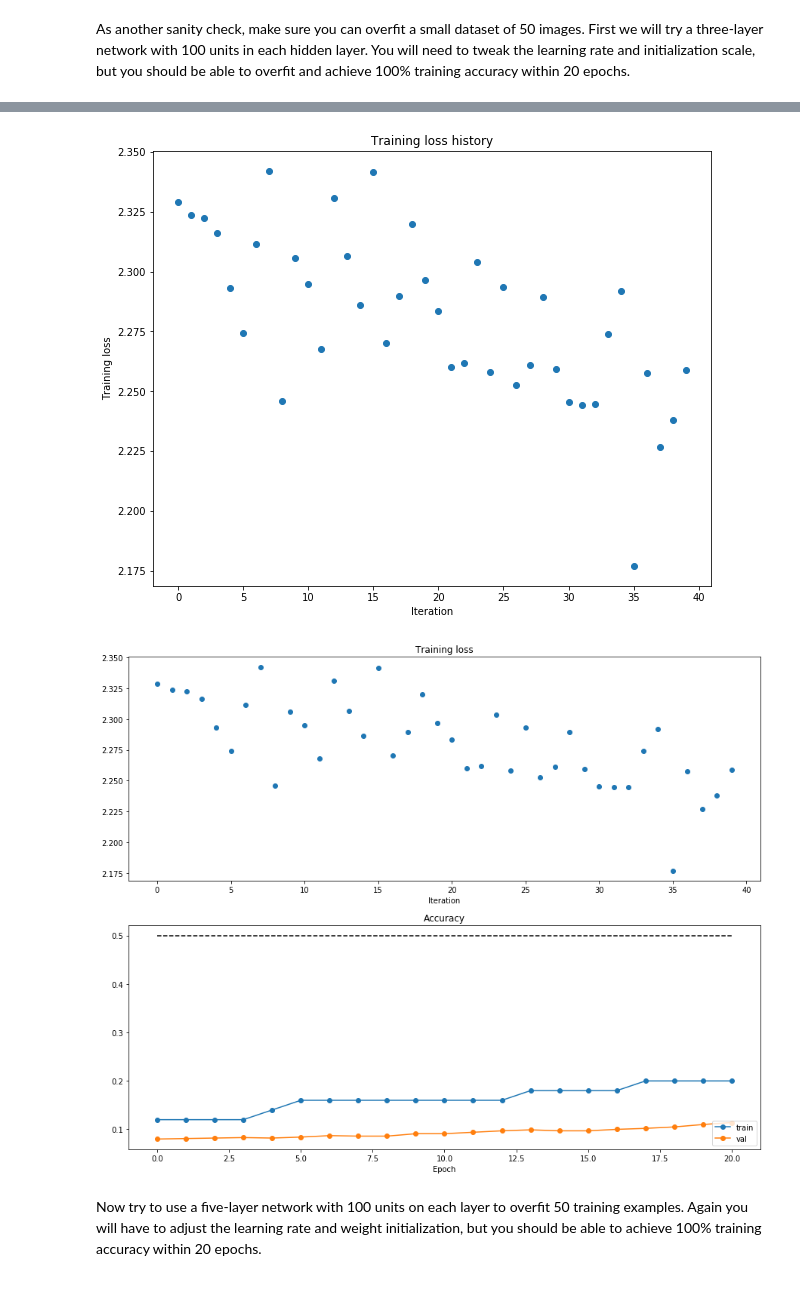
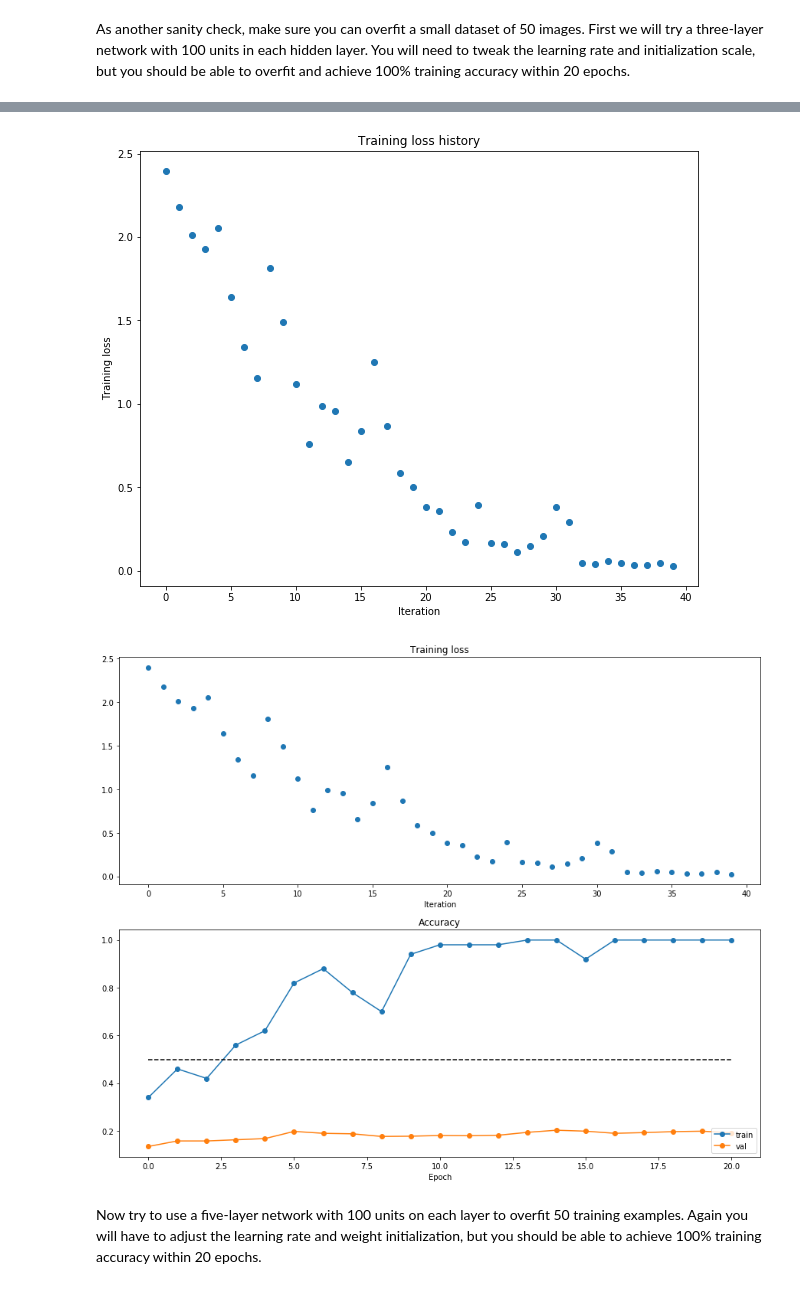
Before and after one commit to ZengChen94/COMP540, a Jupyter notebook: hw5/FullyConnectedNets.ipynb, the cells around one changed output, grey strips where cells are left out. Drawn from its saved outputs; the diff is of its cells as text; code cells hidden in the pictures.

```diff
--- a/hw5/FullyConnectedNets.ipynb
+++ b/hw5/FullyConnectedNets.ipynb
@@ -437,7 +437,7 @@ small_data = {
 }
 
 weight_scale = 1e-2
-learning_rate = 1e-4
+learning_rate = 1e-2
 model = FullyConnectedNet([100, 100],
               weight_scale=weight_scale, dtype=np.float64)
 solver = Solver(model, small_data,
@@ -490,5 +490,5 @@ plt.show()
-[figure, old version]
+[figure, new version]
-[figure, old version]
+[figure, new version]
 # %% [markdown]
 Now try to use a five-layer network with 100 units on each layer to overfit 50 training examples. Again you will have to adjust the learning rate and weight initialization, but you should be able to achieve 100% training accuracy within 20 epochs.
 # %%
```
Also changed, not shown: parts of 22 cells of this notebook, 27 other files.
